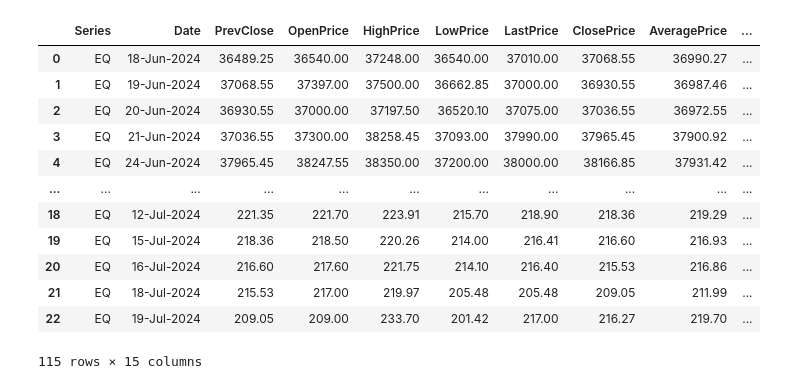
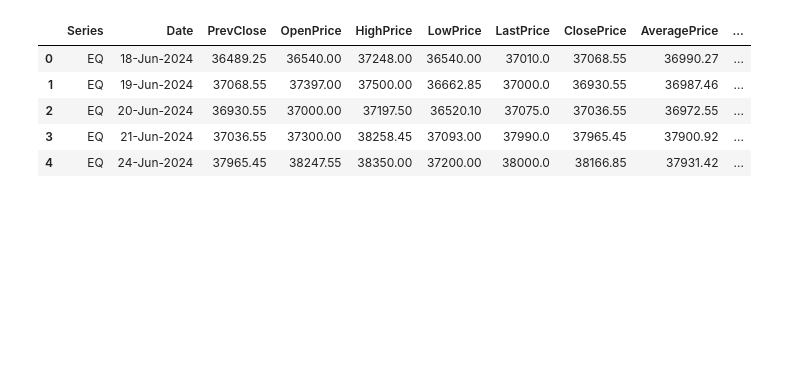
Before and after one commit to jai3703/chatbot_using_llm, a Jupyter notebook: pull_stock_data.ipynb, the cells around one changed output. Saved outputs shown, nothing was run; the diff lists cells and outputs as text; code cells hidden in the pictures; blank space fills up the shorter version.

```diff
--- a/pull_stock_data.ipynb
+++ b/pull_stock_data.ipynb
@@ -42,21 +45,27 @@ master_data[numeric_columns] = master_data[numeric_columns].replace({',': ''}, r
-# %%
-master_data = master_data.drop(columns=['Symbol'])
-master_data.rename(columns={'ï»¿"Symbol"': 'Symbol'}, inplace=True)
-master_data
-# %% [output]
-|  | Series | Date | PrevClose | OpenPrice | HighPrice | LowPrice | LastPrice | ClosePrice | AveragePrice | ... |
-| 0 | EQ | 18-Jun-2024 | 36489.25 | 36540.00 | 37248.00 | 36540.00 | 37010.00 | 37068.55 | 36990.27 | ... |
-| 1 | EQ | 19-Jun-2024 | 37068.55 | 37397.00 | 37500.00 | 36662.85 | 37000.00 | 36930.55 | 36987.46 | ... |
-| 2 | EQ | 20-Jun-2024 | 36930.55 | 37000.00 | 37197.50 | 36520.10 | 37075.00 | 37036.55 | 36972.55 | ... |
-| 3 | EQ | 21-Jun-2024 | 37036.55 | 37300.00 | 38258.45 | 37093.00 | 37990.00 | 37965.45 | 37900.92 | ... |
-| 4 | EQ | 24-Jun-2024 | 37965.45 | 38247.55 | 38350.00 | 37200.00 | 38000.00 | 38166.85 | 37931.42 | ... |
-| ... | ... | ... | ... | ... | ... | ... | ... | ... | ... | ... |
-| 18 | EQ | 12-Jul-2024 | 221.35 | 221.70 | 223.91 | 215.70 | 218.90 | 218.36 | 219.29 | ... |
-| 19 | EQ | 15-Jul-2024 | 218.36 | 218.50 | 220.26 | 214.00 | 216.41 | 216.60 | 216.93 | ... |
-| 20 | EQ | 16-Jul-2024 | 216.60 | 217.60 | 221.75 | 214.10 | 216.40 | 215.53 | 216.86 | ... |
-| 21 | EQ | 18-Jul-2024 | 215.53 | 217.00 | 219.97 | 205.48 | 205.48 | 209.05 | 211.99 | ... |
-| 22 | EQ | 19-Jul-2024 | 209.05 | 209.00 | 233.70 | 201.42 | 217.00 | 216.27 | 219.70 | ... |
-115 rows × 15 columns
+# %%
+def lower_shadow(open_price,close_price,low_price):
+    if close_price >= open_price:
+        return open_price-low_price
+    else:
+        return close_price-low_price
+
+def upper_shadow(open_price,close_price,high_price):
+    if close_price >= open_price:
+        return high_price-close_price
+    else:
+        return high_price-open_price
+master_data['real_body'] = master_data['ClosePrice']-master_data['OpenPrice']
+master_data['lower_shadow'] = master_data.apply(lambda row: lower_shadow(row['OpenPrice'],row['ClosePrice'],row['LowPrice']),axis=1)
+master_data['upper_shadow'] = master_data.apply(lambda row: lower_shadow(row['OpenPrice'],row['ClosePrice'],row['HighPrice']),axis=1)
+# %%
+master_data.head()
+# %% [output]
+|  | Series | Date | PrevClose | OpenPrice | HighPrice | LowPrice | LastPrice | ClosePrice | AveragePrice | ... |
+| 0 | EQ | 18-Jun-2024 | 36489.25 | 36540.00 | 37248.00 | 36540.00 | 37010.0 | 37068.55 | 36990.27 | ... |
+| 1 | EQ | 19-Jun-2024 | 37068.55 | 37397.00 | 37500.00 | 36662.85 | 37000.0 | 36930.55 | 36987.46 | ... |
+| 2 | EQ | 20-Jun-2024 | 36930.55 | 37000.00 | 37197.50 | 36520.10 | 37075.0 | 37036.55 | 36972.55 | ... |
+| 3 | EQ | 21-Jun-2024 | 37036.55 | 37300.00 | 38258.45 | 37093.00 | 37990.0 | 37965.45 | 37900.92 | ... |
+| 4 | EQ | 24-Jun-2024 | 37965.45 | 38247.55 | 38350.00 | 37200.00 | 38000.0 | 38166.85 | 37931.42 | ... |
 # %%
 import plotly.graph_objects as go
 
```
Also changed, not shown: parts of 6 cells of this notebook.
